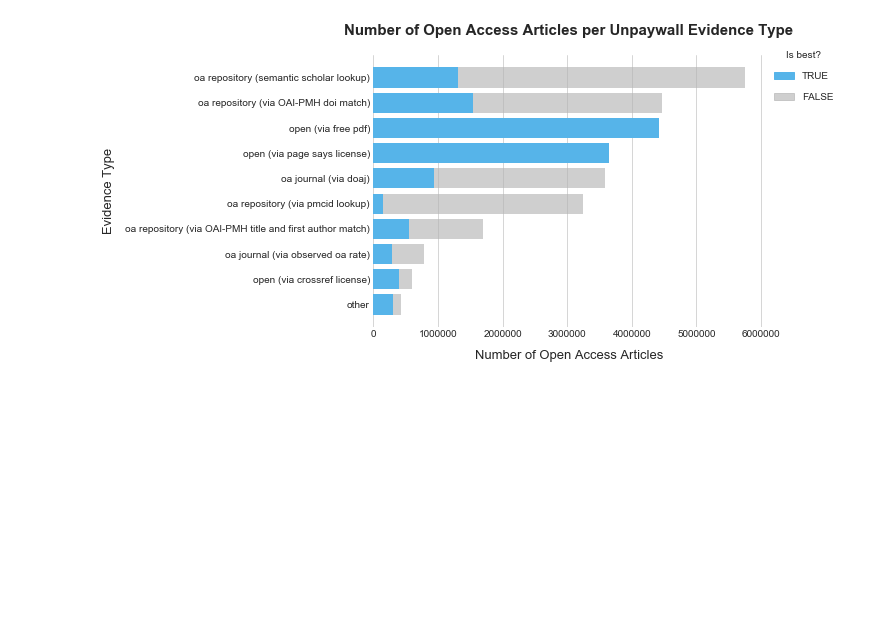
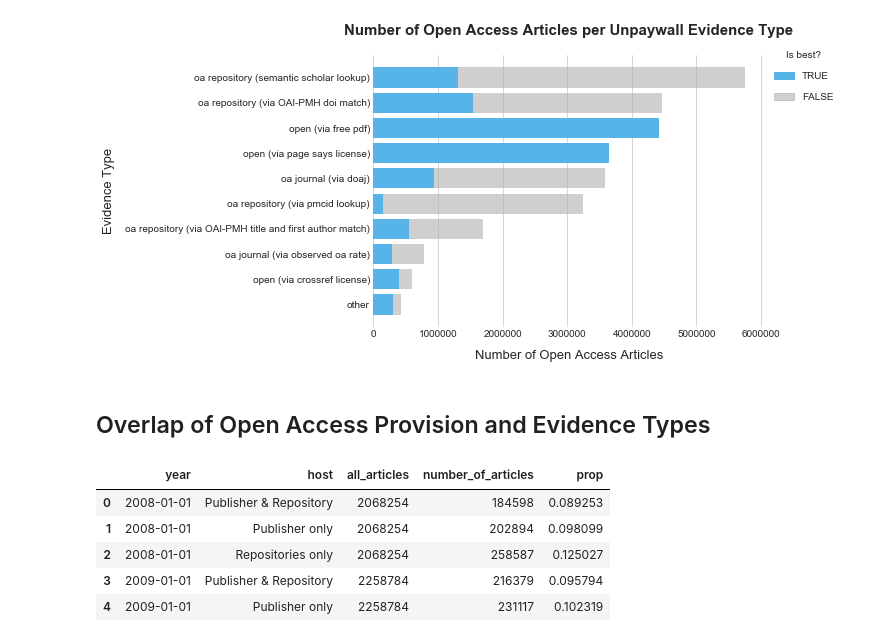
Before and after one commit to naustica/WAG-SHK, a Jupyter notebook: Open Access Evidence in Unpaywall - Python Version.ipynb, the cells around one changed output. Saved outputs shown, nothing was run; the diff lists cells and outputs as text; code cells hidden in the pictures; blank space fills up the shorter version.

```diff
--- a/Open Access Evidence in Unpaywall - Python Version.ipynb
+++ b/Open Access Evidence in Unpaywall - Python Version.ipynb
@@ -266,0 +373,2 @@ plt.show()
+# %% [markdown]
+## Overlap of Open Access Provision and Evidence Types
@@ -266,0 +404,36 @@ plt.show()
+# %%
+host_type_08_12_intersect_df = client.query(HOST_TYPE_INTERSECT_08_12_QUERY).to_dataframe()
+host_type_13_18_intersect_df = client.query(HOST_TYPE_INTERSECT_13_18_QUERY).to_dataframe()
+host_type_intersect_df = pd.concat([host_type_08_12_intersect_df,
+                                    host_type_13_18_intersect_df])
+
+host_type_intersect_df.year = pd.to_datetime(host_type_intersect_df.year \
+                                             .apply(lambda x: str(x) + "-01-01"))
+
+host_type_intersect_df \
+    .loc[host_type_intersect_df['host_type_count'] == 'publisher', 'host'] = 'Publisher only'
+host_type_intersect_df \
+    .loc[host_type_intersect_df['host_type_count'] == 'publisher,repository',
+         'host'] = 'Publisher & Repository'
+host_type_intersect_df \
+    .loc[host_type_intersect_df['host_type_count'] == 'repository',
+         'host'] = 'Repositories only'
+# %%
+articles_total_by_year_df = df.groupby(['year']).n.sum().to_frame().reset_index()
+articles_total_by_year_df.columns = ['year', 'all_articles']
+
+host_type_intersect_df = pd.merge(articles_total_by_year_df,
+                                  host_type_intersect_df, on='year', how='right')
+
+host_type_intersect_df = host_type_intersect_df.groupby(['year', 'host']) \
+                                    .sum().eval('prop = number_of_articles/all_articles') \
+                                    .reset_index()
+
+host_type_intersect_df.head()
+# %% [output]
+|  | year | host | all_articles | number_of_articles | prop |
+| 0 | 2008-01-01 | Publisher & Repository | 2068254 | 184598 | 0.089253 |
+| 1 | 2008-01-01 | Publisher only | 2068254 | 202894 | 0.098099 |
+| 2 | 2008-01-01 | Repositories only | 2068254 | 258587 | 0.125027 |
+| 3 | 2009-01-01 | Publisher & Repository | 2258784 | 216379 | 0.095794 |
+| 4 | 2009-01-01 | Publisher only | 2258784 | 231117 | 0.102319 |
```
Also changed, not shown: parts of 18 cells of this notebook.
